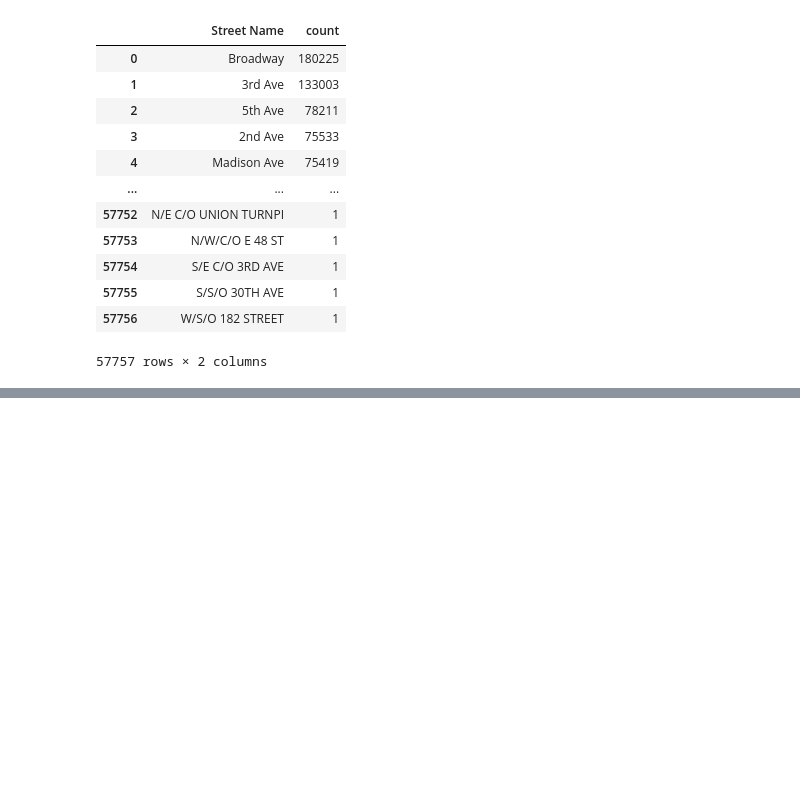
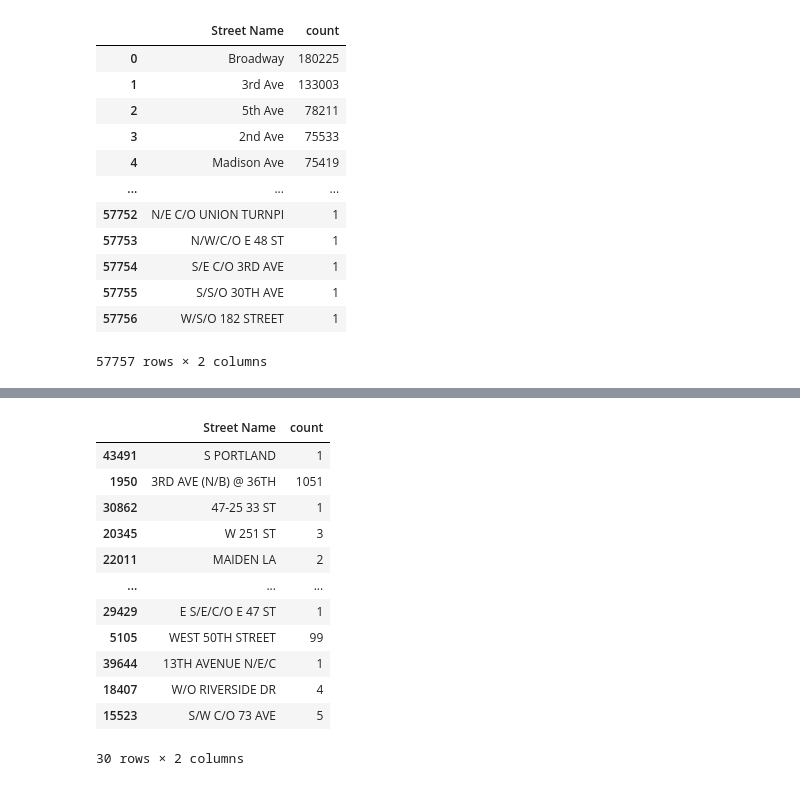
Before and after one commit to azapeti/practicing_pandas_workout, a Jupyter notebook: chapter-05/exercise-28.ipynb, the cells around one changed output, grey strips where cells are left out. Saved outputs shown, nothing was run; the diff lists cells and outputs as text; code cells hidden in the pictures; blank space fills up the shorter version.

```diff
--- a/chapter-05/exercise-28.ipynb
+++ b/chapter-05/exercise-28.ipynb
@@ -251,0 +255,16 @@ df_3.value_counts().reset_index()
+# %%
+df_3.value_counts().reset_index().sample(30)
+# %% [output]
+|  | Street Name | count |
+| 43491 | S PORTLAND | 1 |
+| 1950 | 3RD AVE (N/B) @ 36TH | 1051 |
+| 30862 | 47-25 33 ST | 1 |
+| 20345 | W 251 ST | 3 |
+| 22011 | MAIDEN LA | 2 |
+| ... | ... | ... |
+| 29429 | E S/E/C/O E 47 ST | 1 |
+| 5105 | WEST 50TH STREET | 99 |
+| 39644 | 13TH AVENUE N/E/C | 1 |
+| 18407 | W/O RIVERSIDE DR | 4 |
+| 15523 | S/W C/O 73 AVE | 5 |
+30 rows × 2 columns
```
Also changed, not shown: parts of 10 cells of this notebook.
